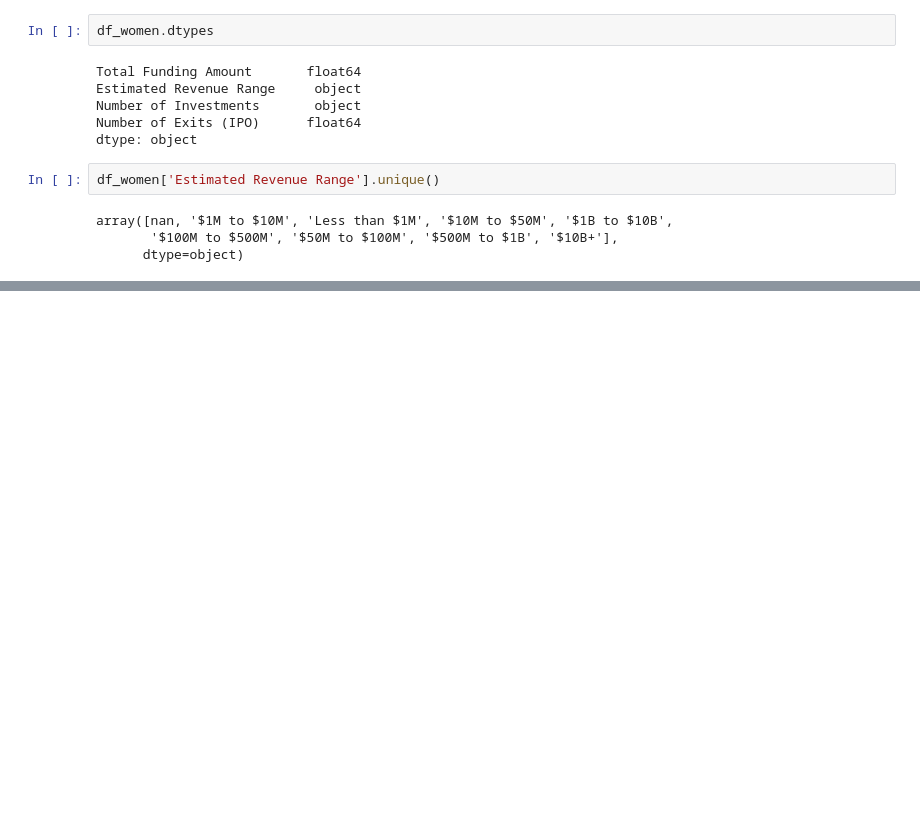
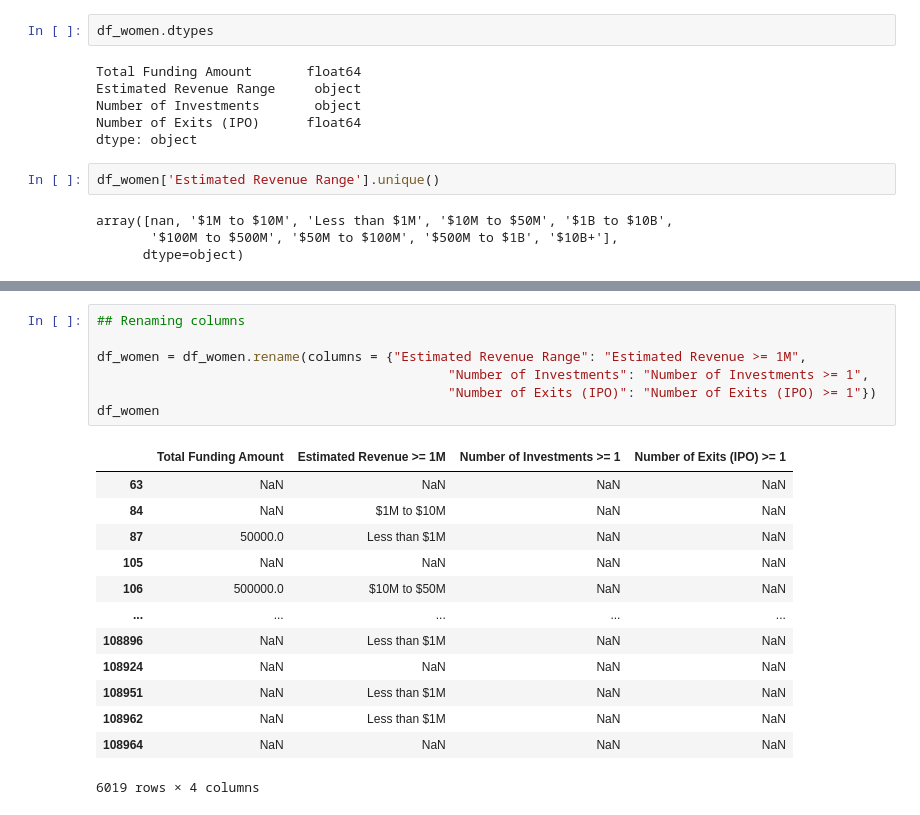
Before and after one commit to ShermeenV/Gender-Bias-in-Venture-Capital-Funding, a Jupyter notebook: Gender Bias VC Funding - Cleaning and Modeling.ipynb, the cells around one changed output, grey strips where cells are left out. Cells and saved outputs as stored; diff of their text form; blank space fills up the shorter version.

```diff
--- a/Gender Bias VC Funding - Cleaning and Modeling.ipynb
+++ b/Gender Bias VC Funding - Cleaning and Modeling.ipynb
@@ -106,0 +124,21 @@ array([nan, '$1M to $10M', 'Less than $1M', '$10M to $50M', '$1B to $10B',
+# %%
+## Renaming columns
+
+df_women = df_women.rename(columns = {"Estimated Revenue Range": "Estimated Revenue >= 1M",
+                                             "Number of Investments": "Number of Investments >= 1",
+                                             "Number of Exits (IPO)": "Number of Exits (IPO) >= 1"})
+df_women
+# %% [output]
+|  | Total Funding Amount | Estimated Revenue >= 1M | Number of Investments >= 1 | Number of Exits (IPO) >= 1 |
+| 63 | NaN | NaN | NaN | NaN |
+| 84 | NaN | $1M to $10M | NaN | NaN |
+| 87 | 50000.0 | Less than $1M | NaN | NaN |
+| 105 | NaN | NaN | NaN | NaN |
+| 106 | 500000.0 | $10M to $50M | NaN | NaN |
+| ... | ... | ... | ... | ... |
+| 108896 | NaN | Less than $1M | NaN | NaN |
+| 108924 | NaN | NaN | NaN | NaN |
+| 108951 | NaN | Less than $1M | NaN | NaN |
+| 108962 | NaN | Less than $1M | NaN | NaN |
+| 108964 | NaN | NaN | NaN | NaN |
+6019 rows × 4 columns
```
Also changed, not shown: parts of 4 cells of this notebook.
